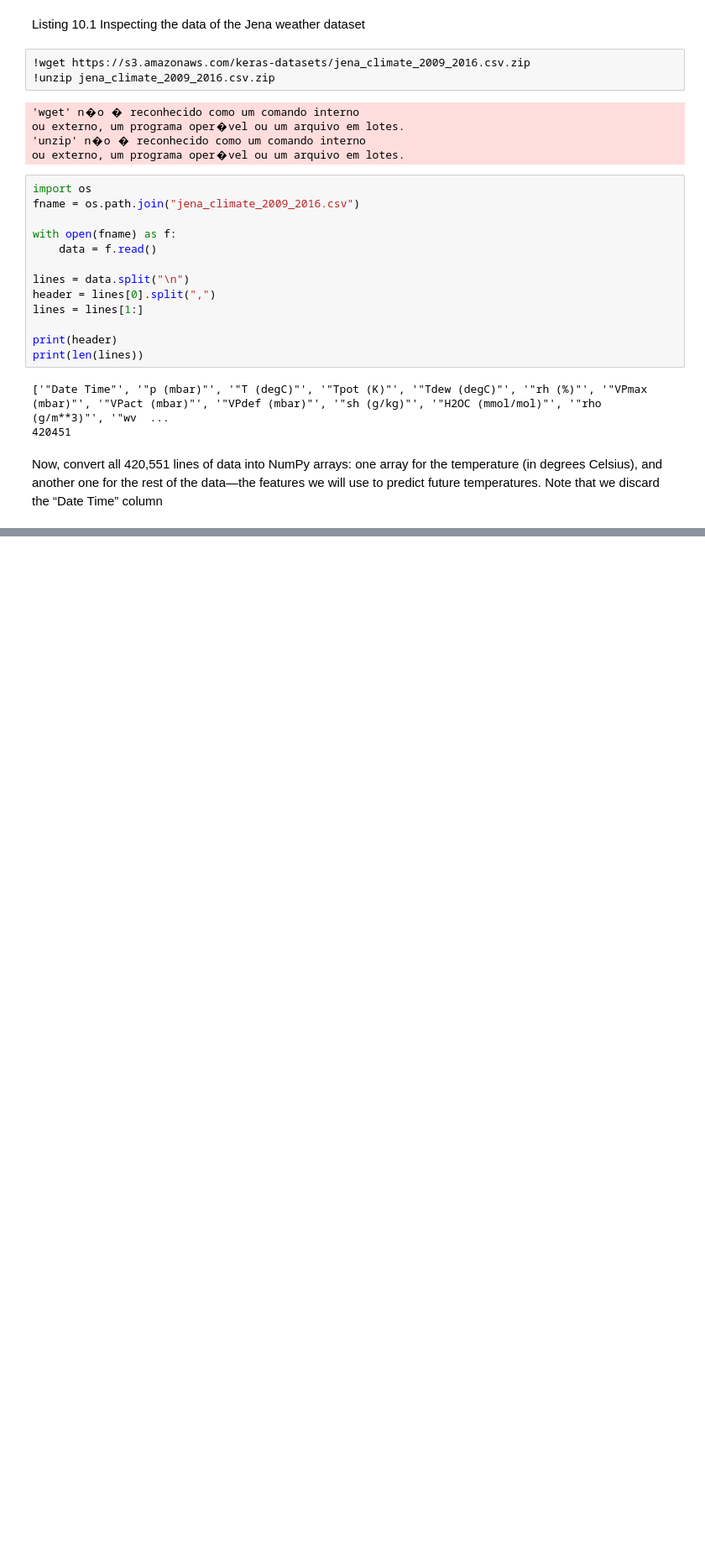
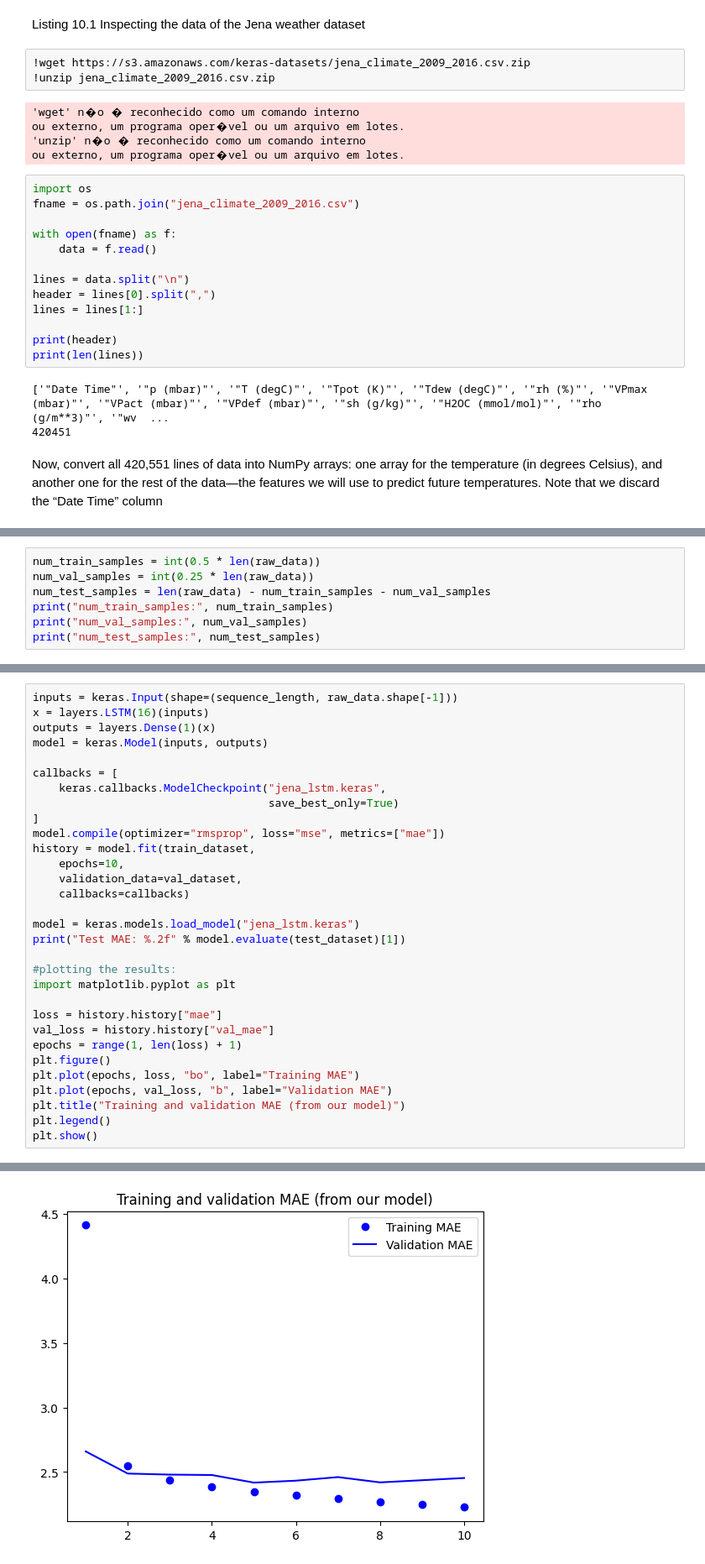
Before and after one commit to RyanBarbalho/DeepLearningWithPython, a Jupyter notebook: cap10/introduction.ipynb, the cells around one changed output, grey strips where cells are left out. Shown: that part at 84% size. Saved outputs shown, nothing was run; the diff lists cells and outputs as text; blank space fills up the shorter version.

```diff
--- a/cap10/introduction.ipynb
+++ b/cap10/introduction.ipynb
@@ -66,0 +90,7 @@ for i, line in enumerate(lines):
+# %%
+num_train_samples = int(0.5 * len(raw_data))
+num_val_samples = int(0.25 * len(raw_data))
+num_test_samples = len(raw_data) - num_train_samples - num_val_samples
+print("num_train_samples:", num_train_samples)
+print("num_val_samples:", num_val_samples)
+print("num_test_samples:", num_test_samples)
@@ -66,0 +310,32 @@ for i, line in enumerate(lines):
+# %%
+inputs = keras.Input(shape=(sequence_length, raw_data.shape[-1]))
+x = layers.LSTM(16)(inputs)
+outputs = layers.Dense(1)(x)
+model = keras.Model(inputs, outputs)
+
+callbacks = [
+	keras.callbacks.ModelCheckpoint("jena_lstm.keras",
+									save_best_only=True)
+]
+model.compile(optimizer="rmsprop", loss="mse", metrics=["mae"])
+history = model.fit(train_dataset,
+	epochs=10,
+	validation_data=val_dataset,
+	callbacks=callbacks)
+
+model = keras.models.load_model("jena_lstm.keras")
+print("Test MAE: %.2f" % model.evaluate(test_dataset)[1])
+
+#plotting the results:
+import matplotlib.pyplot as plt
+
+loss = history.history["mae"]
+val_loss = history.history["val_mae"]
+epochs = range(1, len(loss) + 1)
+plt.figure()
+plt.plot(epochs, loss, "bo", label="Training MAE")
+plt.plot(epochs, val_loss, "b", label="Validation MAE")
+plt.title("Training and validation MAE (from our model)")
+plt.legend()
+plt.show()
+# %% [output]
@@ -66,0 +359 @@ for i, line in enumerate(lines):
+[figure, added]
```
Also changed, not shown: parts of 45 cells of this notebook.
